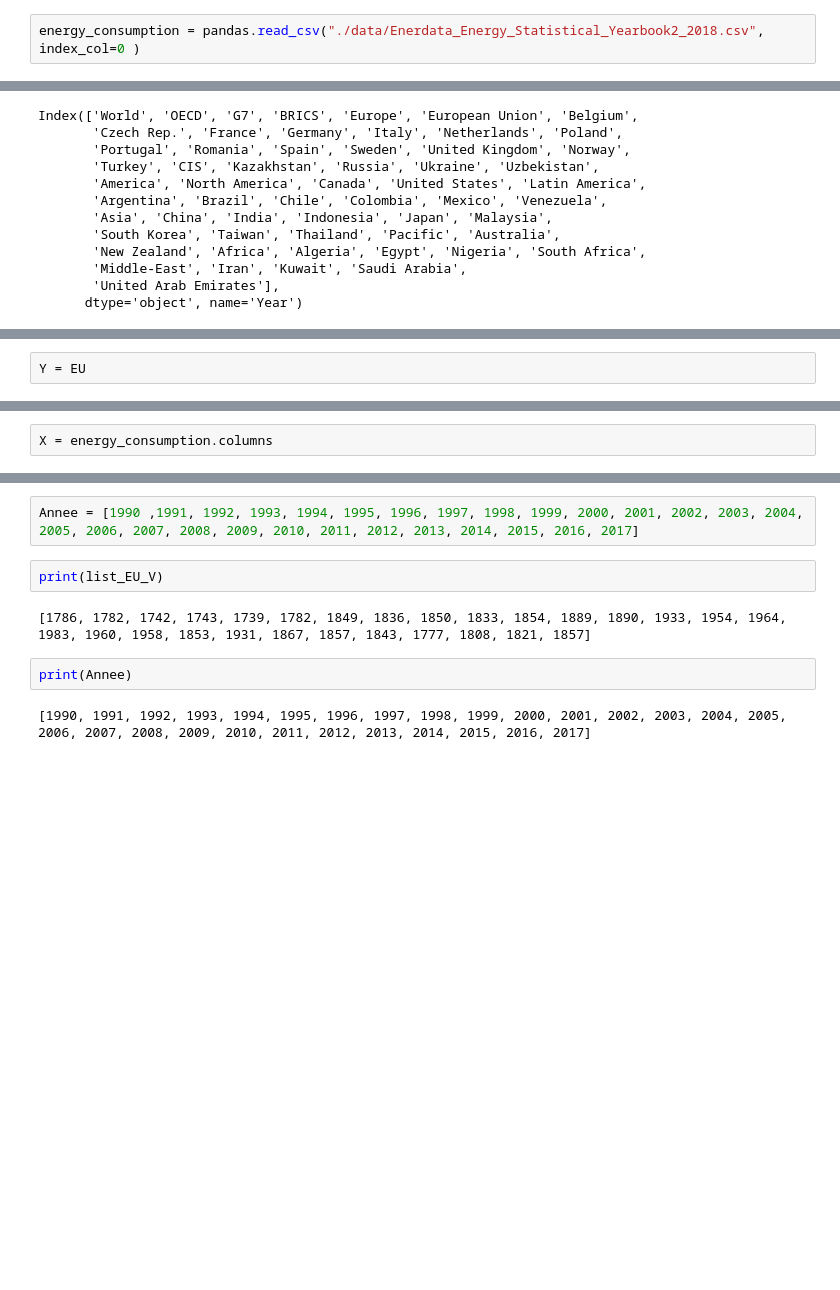
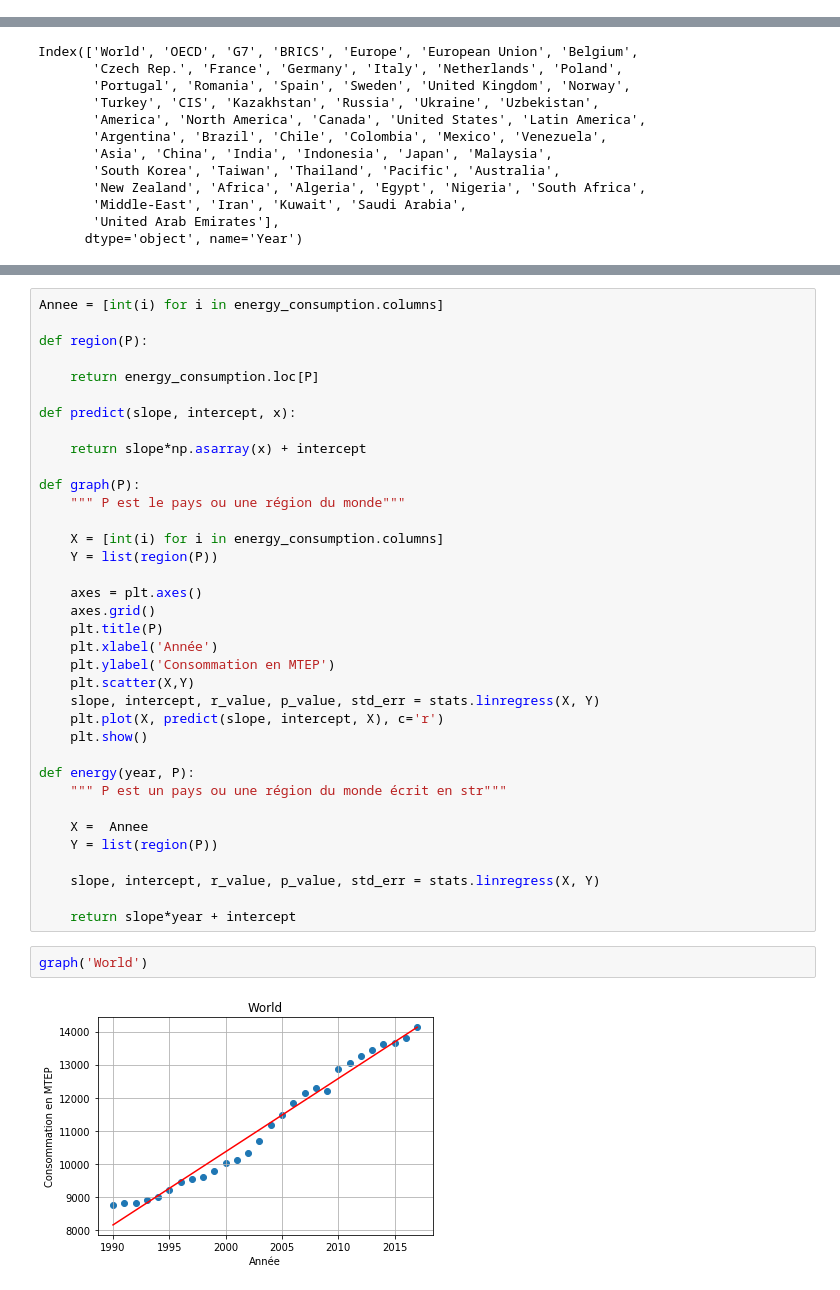
Before and after one commit to are2019-mipia1a2/Evolution-CO2, a Jupyter notebook: ENERGIE2 ARE-checkpoint.ipynb, the cells around one changed output, grey strips where cells are left out. Saved outputs shown, nothing was run; the diff lists cells and outputs as text; blank space fills up the shorter version.

```diff
--- a/ENERGIE2 ARE-checkpoint.ipynb
+++ b/ENERGIE2 ARE-checkpoint.ipynb
@@ -4,5 +8,3 @@ import matplotlib.pyplot as plt
-# %%
-energy_consumption = pandas.read_csv("./data/Enerdata_Energy_Statistical_Yearbook2_2018.csv", index_col=0 )
 # %%
 print(energy_consumption)
 # %% [output]
@@ -99,2 +51,0 @@ plt.show()
-# %%
-Y = EU
@@ -121,2 +51,0 @@ Name: Europe, dtype: int64
-# %%
-X = energy_consumption.columns
@@ -156,10 +52,40 @@ print(p_value)
-# %%
-Annee = [1990 ,1991, 1992, 1993, 1994, 1995, 1996, 1997, 1998, 1999, 2000, 2001, 2002, 2003, 2004, 2005, 2006, 2007, 2008, 2009, 2010, 2011, 2012, 2013, 2014, 2015, 2016, 2017]
-# %%
-print(list_EU_V)
-# %% [output]
-[1786, 1782, 1742, 1743, 1739, 1782, 1849, 1836, 1850, 1833, 1854, 1889, 1890, 1933, 1954, 1964, 1983, 1960, 1958, 1853, 1931, 1867, 1857, 1843, 1777, 1808, 1821, 1857]
-# %%
-print(Annee)
-# %% [output]
-[1990, 1991, 1992, 1993, 1994, 1995, 1996, 1997, 1998, 1999, 2000, 2001, 2002, 2003, 2004, 2005, 2006, 2007, 2008, 2009, 2010, 2011, 2012, 2013, 2014, 2015, 2016, 2017]
+# %%
+Annee = [int(i) for i in energy_consumption.columns]
+
+def region(P):
+
+    return energy_consumption.loc[P]
+
+def predict(slope, intercept, x):
+
+    return slope*np.asarray(x) + intercept
+
+def graph(P):
+    """ P est le pays ou une région du monde"""
+
+    X = [int(i) for i in energy_consumption.columns]
+    Y = list(region(P))
+
+    axes = plt.axes()
+    axes.grid()
+    plt.title(P)
+    plt.xlabel('Année')
+    plt.ylabel('Consommation en MTEP')
+    plt.scatter(X,Y)
+    slope, intercept, r_value, p_value, std_err = stats.linregress(X, Y)
+    plt.plot(X, predict(slope, intercept, X), c='r')
+    plt.show()
+
+def energy(year, P):
+    """ P est un pays ou une région du monde écrit en str"""
+
+    X =  Annee
+    Y = list(region(P))
+
+    slope, intercept, r_value, p_value, std_err = stats.linregress(X, Y)
+
+    return slope*year + intercept
+# %%
+graph('World')
+# %% [output]
+[figure, added]
```
Also changed, not shown: parts of 14 cells of this notebook.
